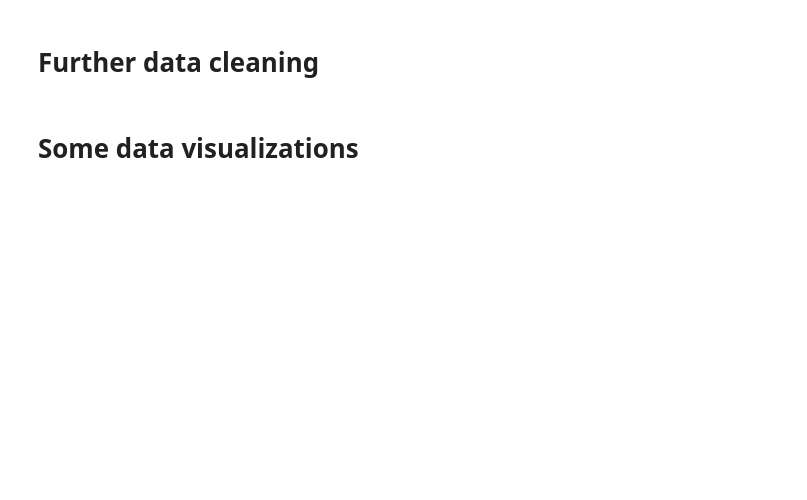
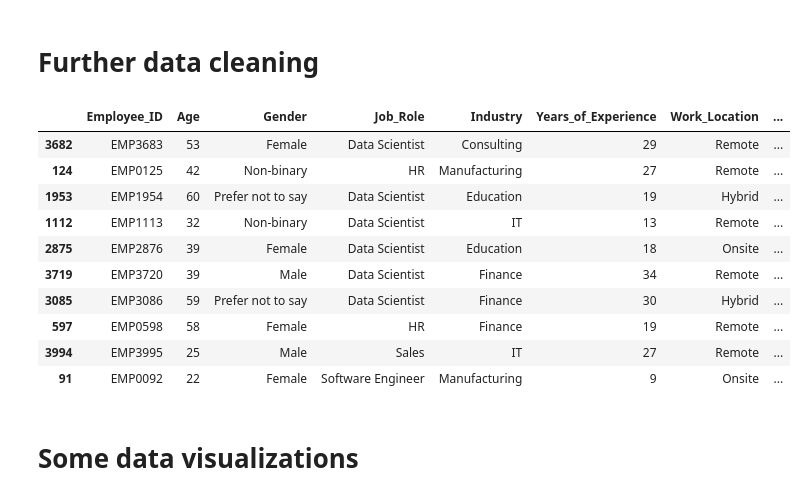
Before and after one commit to alfeng22/COMP562-Final-Project, a Jupyter notebook: data.ipynb, the cells around one changed output. Cells and saved outputs as stored; diff of their text form; code cells hidden in the pictures; blank space fills up the shorter version.

```diff
--- a/data.ipynb
+++ b/data.ipynb
@@ -60,6 +67,22 @@ Series([], dtype: int64)
 # Further data cleaning
 # %%
 df.drop_duplicates(inplace=True)
+# %%
+df["Physical_Activity"] = df["Physical_Activity"].fillna("None")
+df["Mental_Health_Condition"] = df["Mental_Health_Condition"].fillna("None")
+df.sample(10)
+# %% [output]
+|  | Employee_ID | Age | Gender | Job_Role | Industry | Years_of_Experience | Work_Location | ... |
+| 3682 | EMP3683 | 53 | Female | Data Scientist | Consulting | 29 | Remote | ... |
+| 124 | EMP0125 | 42 | Non-binary | HR | Manufacturing | 27 | Remote | ... |
+| 1953 | EMP1954 | 60 | Prefer not to say | Data Scientist | Education | 19 | Hybrid | ... |
+| 1112 | EMP1113 | 32 | Non-binary | Data Scientist | IT | 13 | Remote | ... |
+| 2875 | EMP2876 | 39 | Female | Data Scientist | Education | 18 | Onsite | ... |
+| 3719 | EMP3720 | 39 | Male | Data Scientist | Finance | 34 | Remote | ... |
+| 3085 | EMP3086 | 59 | Prefer not to say | Data Scientist | Finance | 30 | Hybrid | ... |
+| 597 | EMP0598 | 58 | Female | HR | Finance | 19 | Remote | ... |
+| 3994 | EMP3995 | 25 | Male | Sales | IT | 27 | Remote | ... |
+| 91 | EMP0092 | 22 | Female | Software Engineer | Manufacturing | 9 | Onsite | ... |
 # %% [markdown]
 # Some data visualizations
 # %%
```
Also changed, not shown: parts of 11 cells of this notebook.
